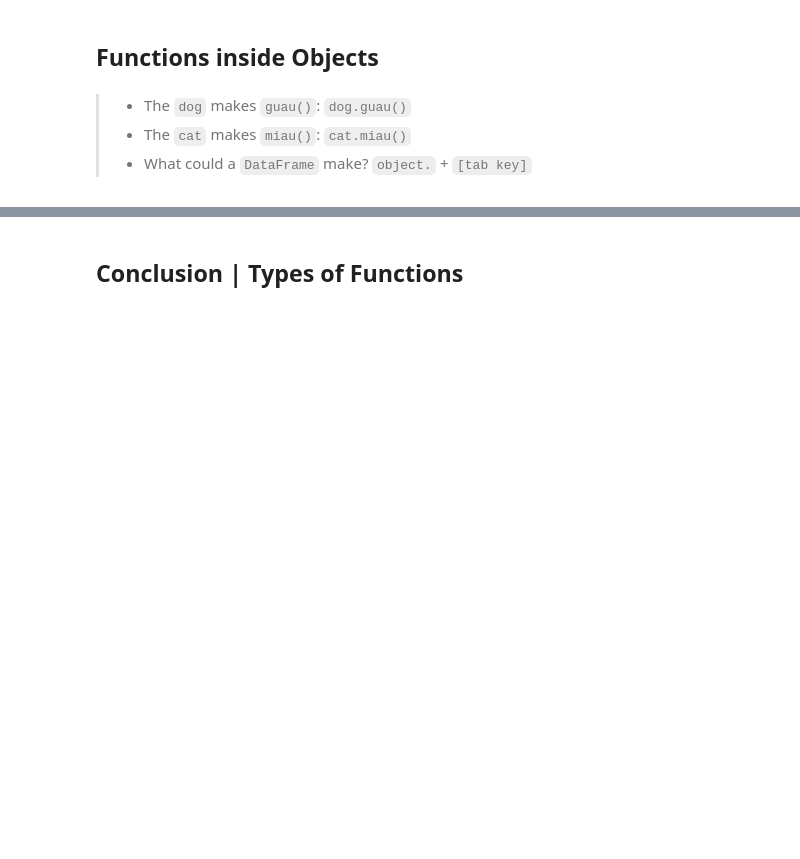
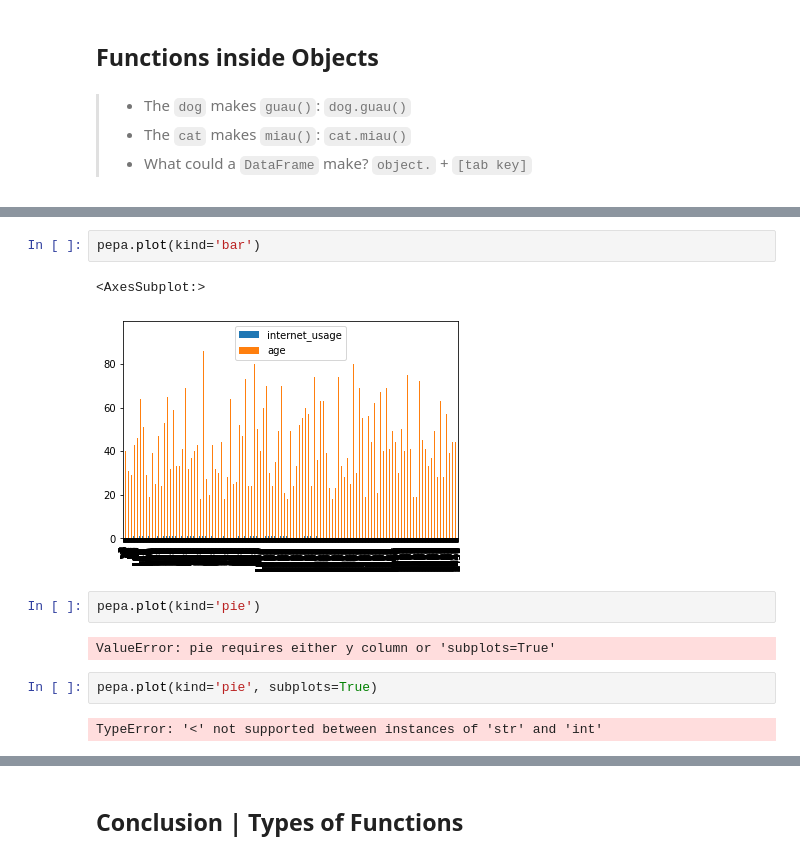
Before and after one commit to suarezpaz/machine-learning-program, a Jupyter notebook: #01. Data Tables & Basic Concepts of Programming/01session.ipynb, the cells around one changed output, grey strips where cells are left out. Saved outputs shown, nothing was run; the diff lists cells and outputs as text; blank space fills up the shorter version.

```diff
--- a/#01. Data Tables & Basic Concepts of Programming/01session.ipynb
+++ b/#01. Data Tables & Basic Concepts of Programming/01session.ipynb
@@ -387,0 +470,13 @@ pepa = pandas.read_excel(io = 'internet_usage_spain.xlsx', sheet_name=1)
+# %%
+pepa.plot(kind='bar')
+# %% [output]
+<AxesSubplot:>
+[figure, added]
+# %%
+pepa.plot(kind='pie')
+# %% [output]
+ValueError: pie requires either y column or 'subplots=True'
+# %%
+pepa.plot(kind='pie', subplots=True)
+# %% [output]
+TypeError: '<' not supported between instances of 'str' and 'int'
```
Also changed, not shown: parts of 68 cells of this notebook, 2 other files.
